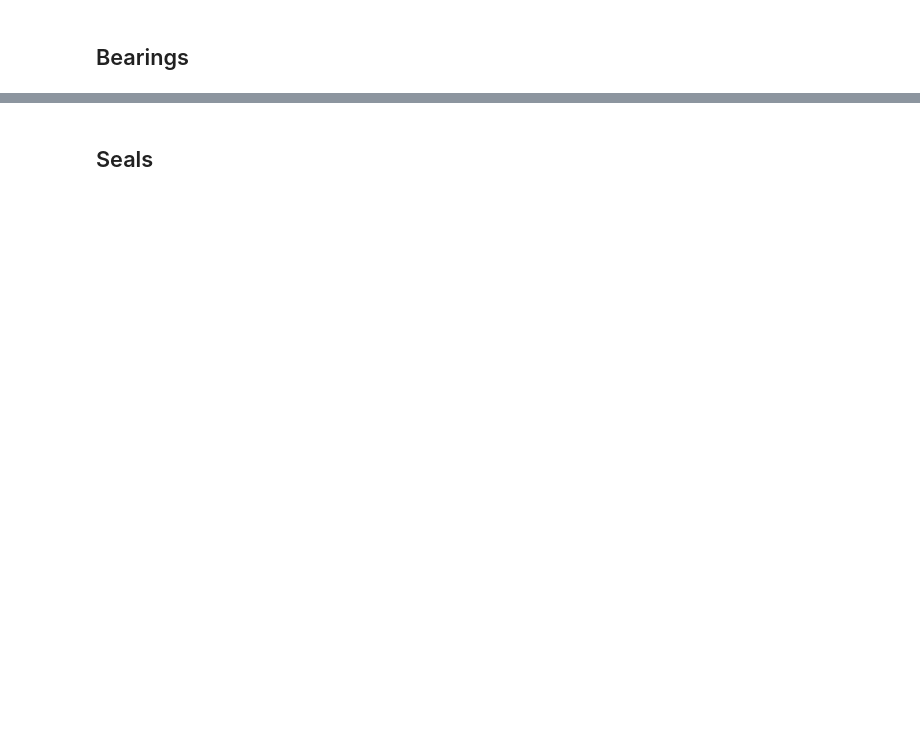
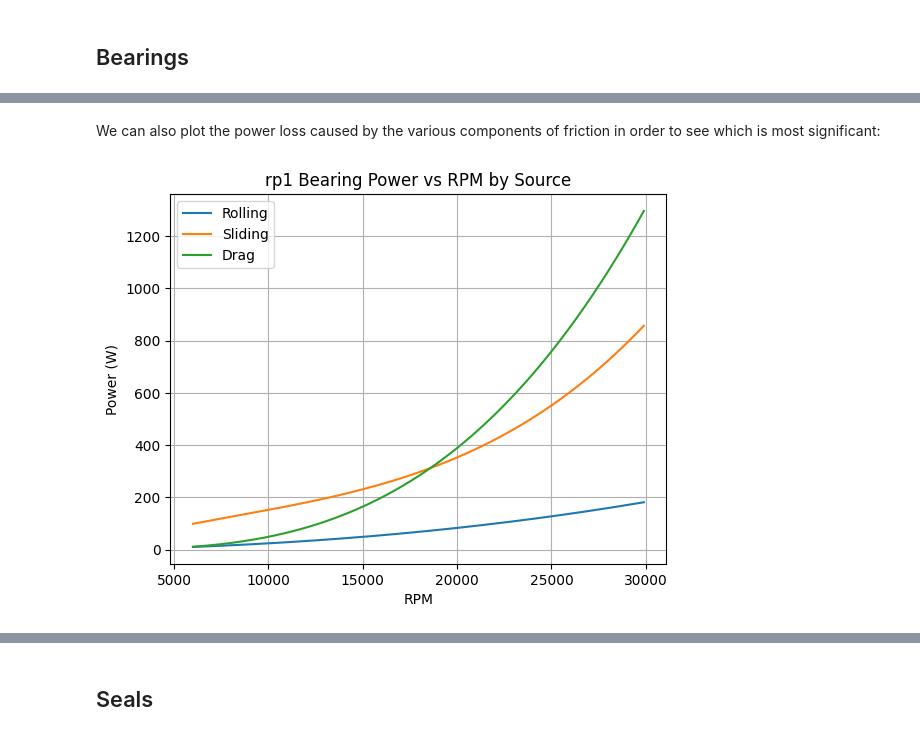
Before and after one commit to gt-space/Turbomachinery, a Jupyter notebook: EPump/EPump Sizer/Pump Sizer Guide.ipynb, the cells around one changed output, grey strips where cells are left out. Cells and saved outputs as stored; diff of their text form; code cells hidden in the pictures; blank space fills up the shorter version.

```diff
--- a/EPump/EPump Sizer/Pump Sizer Guide.ipynb
+++ b/EPump/EPump Sizer/Pump Sizer Guide.ipynb
@@ -50,0 +122,11 @@ We elect not to loop the hydraulic efficiency until a head rise is achieved wher
+# %% [markdown]
+We can also plot the power loss caused by the various components of friction in order to see which is most significant:
+# %%
+from defineBearing import bearingClass
+import matplotlib.pyplot as plt
+
+
+example = bearingClass("AC",300,3,"rp1",360,135)
+example.bearingSourcePlot("AC", 3000, 500)
+# %% [output]
+[figure, added]
```
Also changed, not shown: parts of 33 cells of this notebook, 4 other files.
